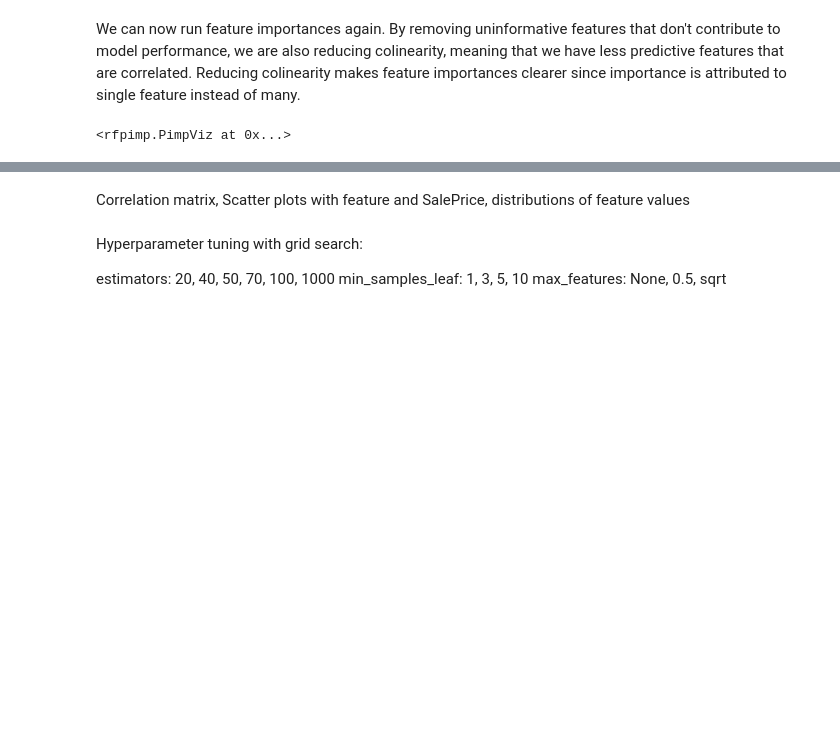
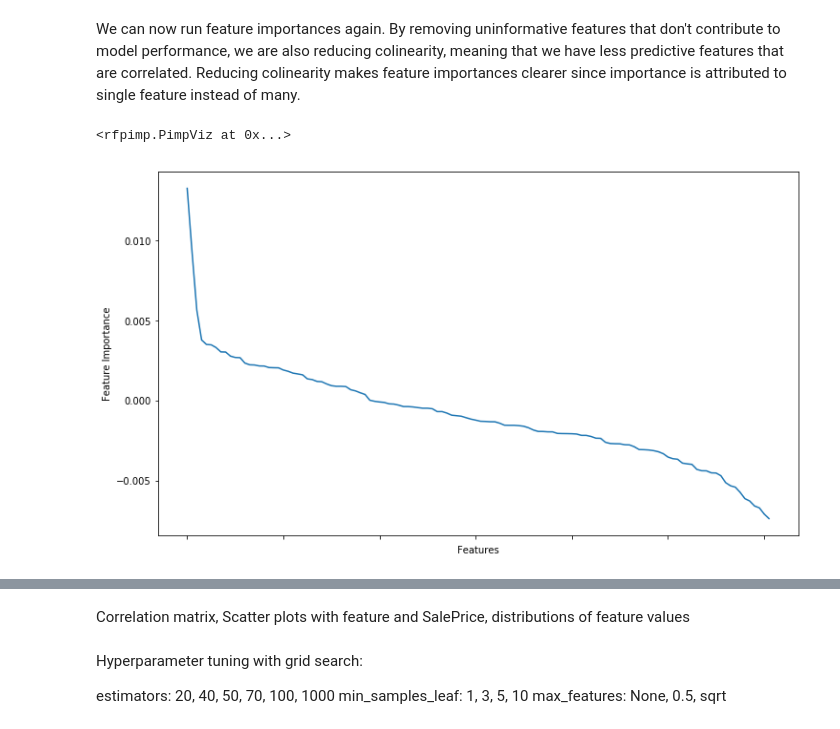
Before and after one commit to jphietala/house-prices-prediction, a Jupyter notebook: notebooks/modeling.ipynb, the cells around one changed output, grey strips where cells are left out. Cells and saved outputs as stored; diff of their text form; code cells hidden in the pictures; blank space fills up the shorter version.

Commit message:
plotting feature dependencies

```diff
--- a/notebooks/modeling.ipynb
+++ b/notebooks/modeling.ipynb
@@ -381,9 +381,12 @@ rf = RandomForestRegressor(n_estimators=100, min_samples_leaf=3, max_features=0.
 rf.fit(trainX, trainY)
 imp = oob_dropcol_importances(rf, trainX, trainY)
 # %%
-ax = imp.plot(imp.index.values, imp.columns[0], figsize=(12,7), legend=False);
-ax.set_ylabel("Feature Importance");
-ax.set_xlabel("Features");
+def plot_imp(imp):
+    ax = imp.plot(imp.index.values, imp.columns[0], figsize=(12,7), legend=False);
+    ax.set_ylabel("Feature Importance");
+    ax.set_xlabel("Features");
+
+plot_imp(imp)
 # %% [output]
 [figure]
 # %%
@@ -397,6 +400,6 @@ As we can see there are multiple features that have almost non-existent or even
 # %%
-# Only keep features with importance over 0.005
-keep_features = imp[imp.Importance >= 0.005].index.values
+# Only keep features with importance over 0.003
+keep_features = imp[imp.Importance >= 0.003].index.values
 
 trainX = df[keep_features].copy()
 print(trainX.shape, trainY.shape, "\n")
@@ -431,3 +438,7 @@ imp = oob_dropcol_importances(rf, trainX, trainY)
 plot_importances(imp, imp_range=(-.005, .04))
 # %% [output]
 <rfpimp.PimpViz at 0x...>
+# %%
+plot_imp(imp)
+# %% [output]
+[figure, added]
```
Also changed, not shown: parts of 9 cells of this notebook, 1 other file.
